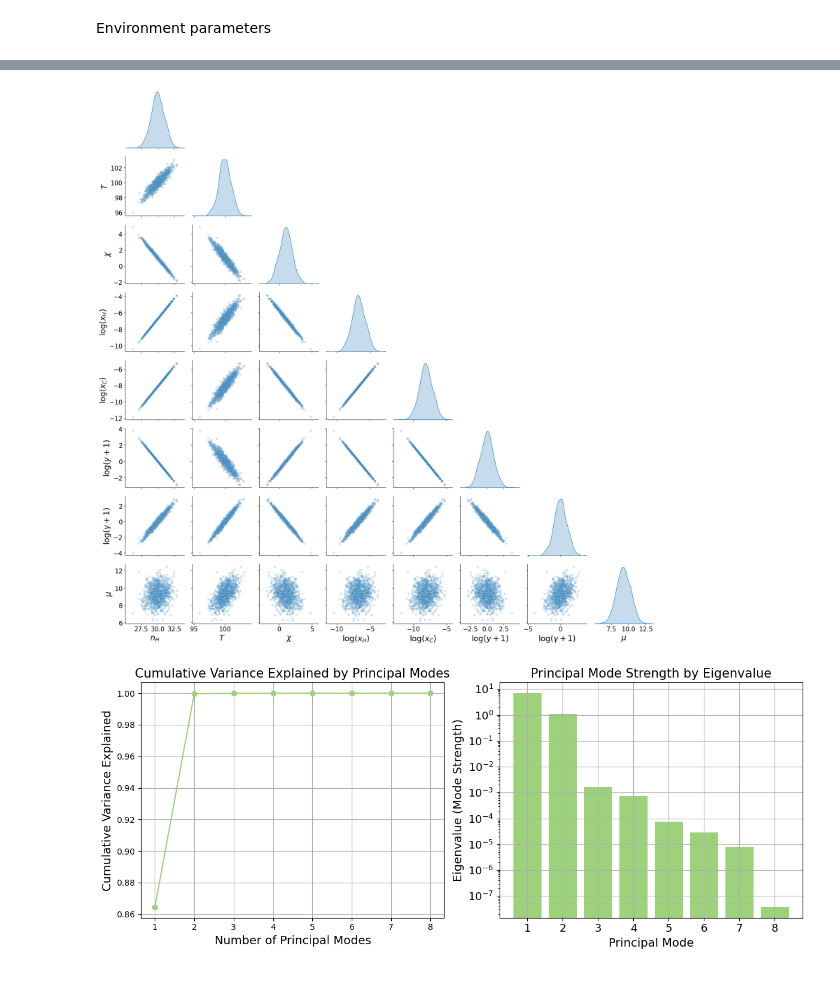
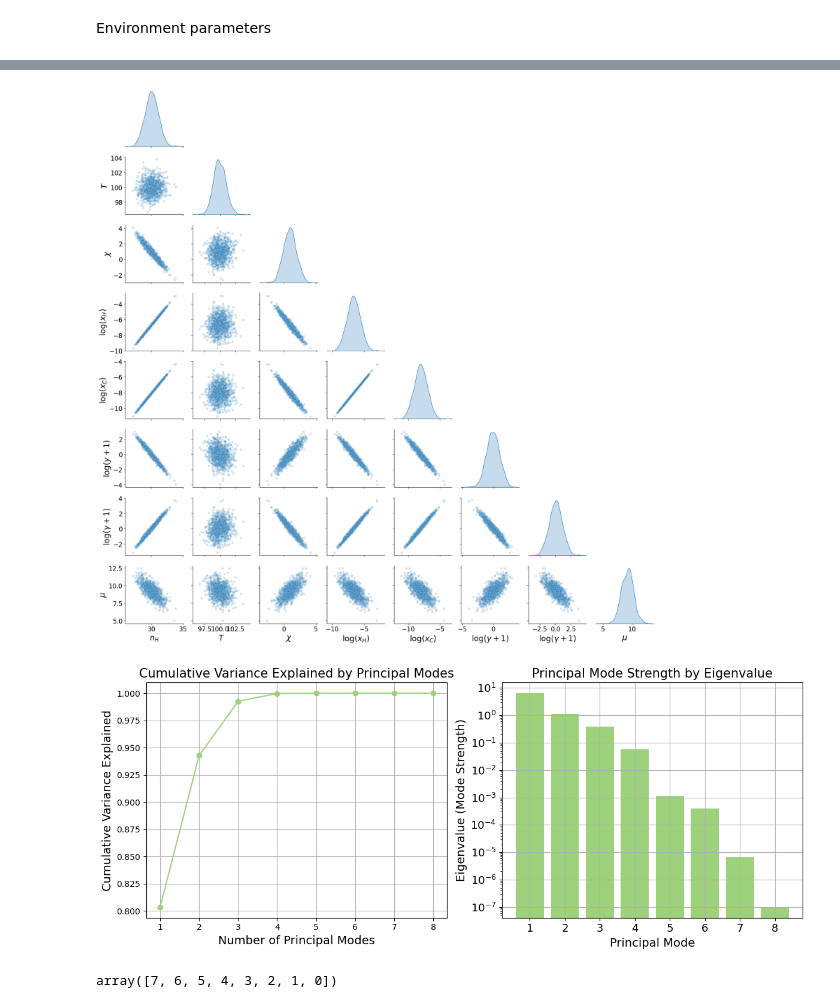
Before and after one commit to zzhang0123/SpyDust, a Jupyter notebook: notebooks/degeneracy.ipynb, the cells around one changed output, grey strips where cells are left out. Drawn from its saved outputs; the diff is of its cells as text; code cells hidden in the pictures.

```diff
--- a/notebooks/degeneracy.ipynb
+++ b/notebooks/degeneracy.ipynb
@@ -69,3 +87,15 @@ spy_deri_SED_dipole = (spy_SED_perturbed_dipole[1,:]-spy_SED[1,:])/(CNM_perturbe
+# %%
+log_intensity = True
+
+if log_intensity:
+    spy_deri_SED_nh = spy_deri_SED_nh/spy_SED[1,:]
+    spy_deri_SED_T = spy_deri_SED_T/spy_SED[1,:]
+    spy_deri_SED_Chi = spy_deri_SED_Chi/spy_SED[1,:]
+    spy_deri_SED_xh = spy_deri_SED_xh/spy_SED[1,:]
+    spy_deri_SED_xC = spy_deri_SED_xC/spy_SED[1,:]
+    spy_deri_SED_y = spy_deri_SED_y/spy_SED[1,:]
+    spy_deri_SED_gamma = spy_deri_SED_gamma/spy_SED[1,:]
+    spy_deri_SED_dipole = spy_deri_SED_dipole/spy_SED[1,:]
 # %%
 spy_color1, spy_color2, spdust_color1, spdust_color2=['#9ED17B', '#367DB0', '#A8ACCB', '#AC8AB3']
 # %%
@@ -192,41 +222,45 @@ plt.tight_layout()
 plt.savefig('figures/Pair_Plot_CNM_perturbed.pdf', bbox_inches='tight')
 plt.show()
 # %% [output]
-[figure, old version]
+[figure, new version]
 # %%
 # Eigen decomposition
-eigenvalues, eigenvectors = np.linalg.eigh(cov_matrix)
+eigenvalues_unsorted, eigenvectors_unsorted = np.linalg.eigh(cov_matrix)
 
 # Sort eigenvalues and corresponding eigenvectors in descending order
-sorted_indices = np.argsort(eigenvalues)[::-1]
-eigenvalues = eigenvalues[sorted_indices]
-eigenvectors = eigenvectors[:, sorted_indices]
+sorted_indices = np.argsort(eigenvalues_unsorted)[::-1]
+eigenvalues = eigenvalues_unsorted[sorted_indices]
+eigenvectors = eigenvectors_unsorted[:, sorted_indices]
 
 # Calculate the cumulative variance explained by each mode
 cumulative_variance = np.cumsum(eigenvalues) / np.sum(eigenvalues)
 
 fig, axs = plt.subplots(1, 2, figsize=(12, 5))
 
 # Plot cumulative variance
 axs[0].plot(range(1, len(eigenvalues) + 1), cumulative_variance, marker='o', color='#9ED17B')
 axs[0].set_xlabel("Number of Principal Modes", fontsize=14)
 axs[0].set_ylabel("Cumulative Variance Explained", fontsize=14)
 axs[1].tick_params(axis='both', which='major', labelsize=13)
 axs[0].set_title("Cumulative Variance Explained by Principal Modes", fontsize=15)
 axs[0].grid()
 
 # Plot eigenvalues as mode strength
 axs[1].bar(range(1, len(eigenvalues) + 1), np.abs(eigenvalues), color='#9ED17B')
 axs[1].set_xlabel("Principal Mode", fontsize=14)
 axs[1].set_ylabel("Eigenvalue (Mode Strength)", fontsize=14)
 # fontsize for the x and y ticks
 axs[1].tick_params(axis='both', which='major', labelsize=13)
 axs[1].set_yscale('log')
 axs[1].set_title("Principal Mode Strength by Eigenvalue", fontsize=15)
 axs[1].grid()
 
 plt.tight_layout()
 plt.savefig('figures/Principal_Mode_Strength_CNM_perturbed.pdf', bbox_inches='tight')
 plt.show()
 # %% [output]
-[figure, old version]
+[figure, new version]
+# %%
+sorted_indices
+# %% [output]
+array([7, 6, 5, 4, 3, 2, 1, 0])
```
Also changed, not shown: parts of 12 cells of this notebook, 15 other files.
